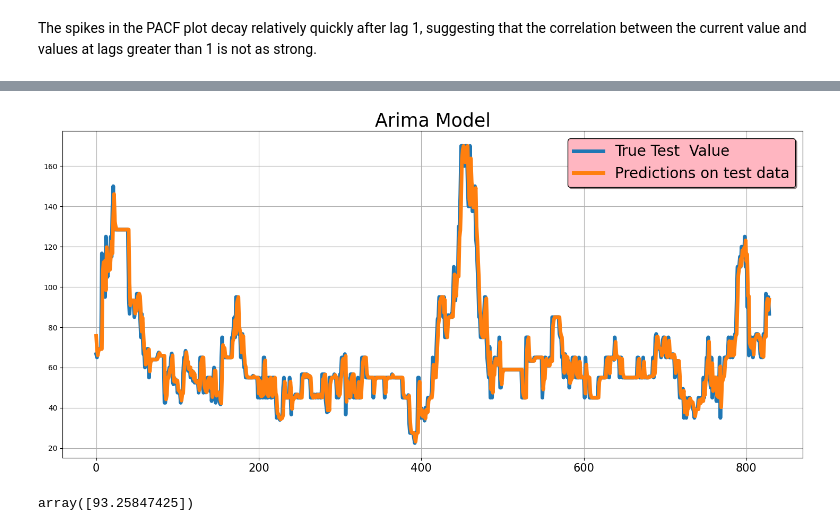
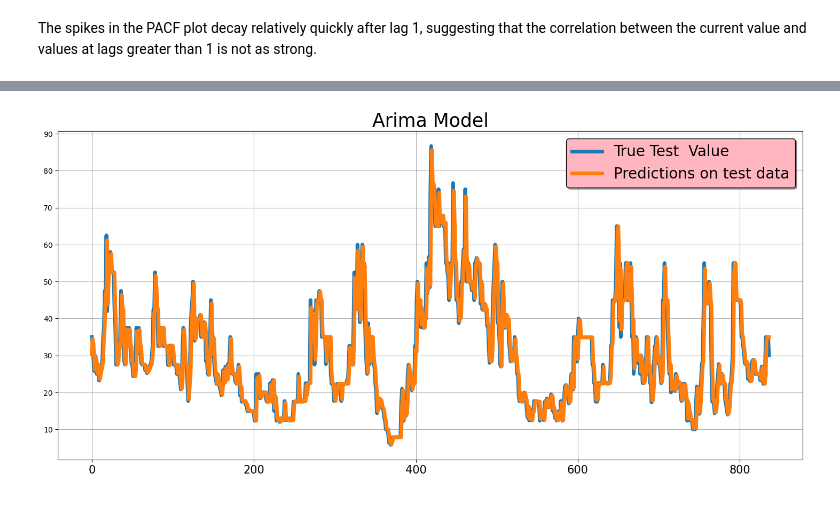
Before and after one commit to bishwajyotichaudhary46/Kalimati-tarkari, a Jupyter notebook: notebook/kalimati.ipynb, the cells around one changed output, grey strips where cells are left out. Saved outputs shown, nothing was run; the diff lists cells and outputs as text; code cells hidden in the pictures.

```diff
--- a/notebook/kalimati.ipynb
+++ b/notebook/kalimati.ipynb
@@ -74,10 +100,11 @@ Index(['04/15/2013', '04/16/2013', '04/17/2013', '04/18/2013', '04/21/2013',
 # %%
 start_date = datetime(2013, 4, 15)
-end_date = datetime(2024, 8, 16)
+end_date = datetime.now()
 
 # Generate the range of dates for the year 2024
 date_range = []
 current = start_date
+end_date = datetime.now()
 while current <= end_date:
     date_range.append(current.strftime('%m/%d/%Y'))
     current += timedelta(days=1)
@@ -554,7 +669,7 @@ def arima_model(X,y,arima_order):
         prediction.append(y_hat)
         history.append(y[i])
     mse = np.sqrt(mean_squared_error(y, prediction))
-    return mse
+    return mse,prediction,model_fit, history
 # %%
 length = final_df.shape[0]
 # %%
@@ -606,6 +721,6 @@ order = (p,d,q)
  ...]
 # %%
-mse = arima_model(train_data['Average'], test_data['Average'],order)
+mse,pridiction, model_fit, history  = arima_model(train_data['Average'], test_data['Average'],order)
 # %%
 mse
 # %% [output]
@@ -613,3 +727,0 @@ np.float64(7.287314182863884)
-# %%
-train_data = train_data['Average']
-test_data = test_data['Average']
@@ -676,19 +738,15 @@ plt.hist(residual,bins=40);
 # %%
 plt.figure(figsize=(18,8))
 plt.grid(True)
 plt.title("Arima Model",fontsize = 25)
 plt.plot(range(len(test_data)),test_data, label = 'True Test  Value', linewidth = 5)
-plt.plot(range(len(predictions)), predictions, label = 'Predictions on test data', linewidth = 5)
+plt.plot(range(len(pridiction)), pridiction, label = 'Predictions on test data', linewidth = 5)
 plt.xticks(fontsize = 15)
 plt.xticks(fontsize = 15)
 plt.legend(fontsize = 20, shadow=True,facecolor='lightpink',edgecolor = 'k')
 plt.show()
 # %% [output]
-[figure, old version]
+[figure, new version]
-# %%
-model_fit.forecast(alpha = 0.05)
-# %% [output]
-array([93.25847425])
 # %%
 test_data
 # %% [output]
```
Also changed, not shown: parts of 92 cells of this notebook, 3 other files.
